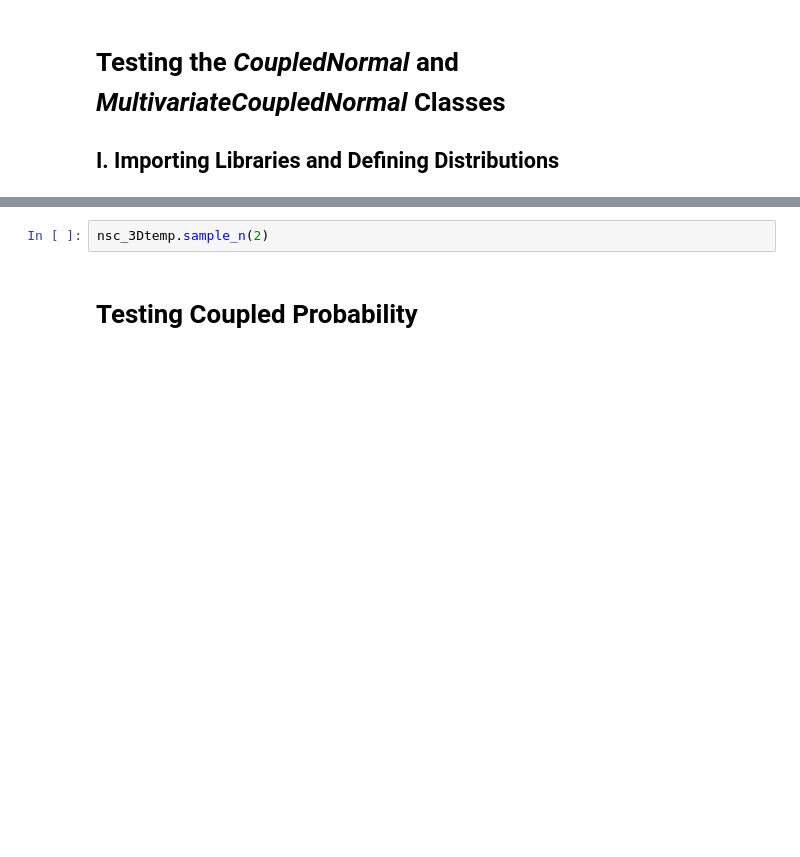
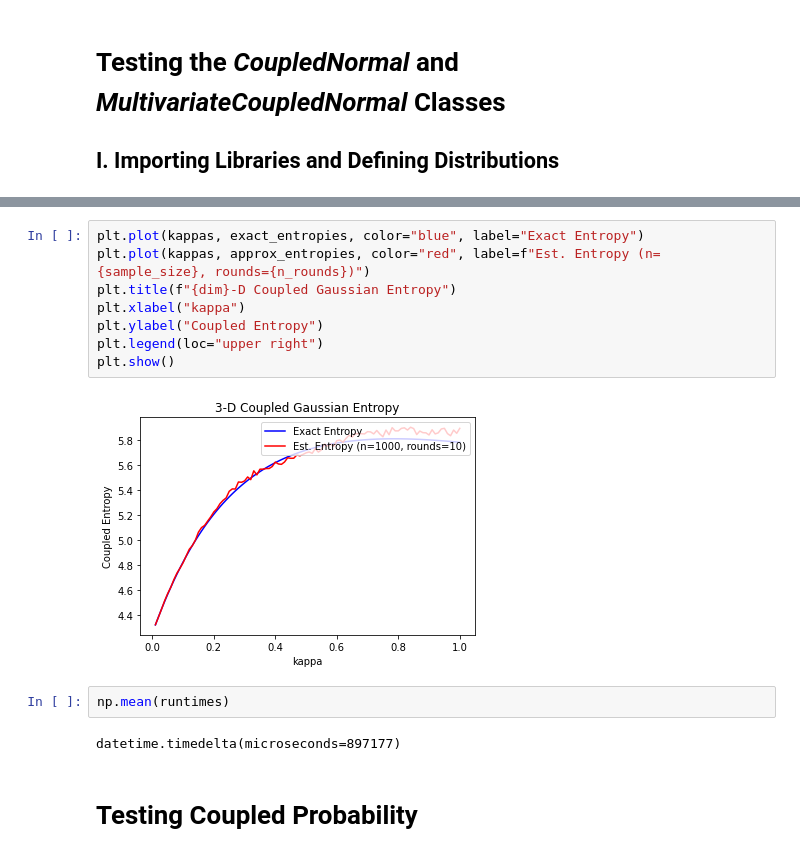
Before and after one commit to Photrek/Nonlinear-Statistical-Coupling, a Jupyter notebook: workspace/john/Coupled Entropy Functions Testing.ipynb, the cells around one changed output, grey strips where cells are left out. Cells and saved outputs as stored; diff of their text form; blank space fills up the shorter version.

Commit message:
Added testing of coupled entropy and updated the coupled entropy functions.

```diff
--- a/workspace/john/Coupled Entropy Functions Testing.ipynb
+++ b/workspace/john/Coupled Entropy Functions Testing.ipynb
@@ -130,5 +138,17 @@ ValueError: cannot reshape array of size 1 into shape (1,3)
-# %%
-nsc_3Dtemp.sample_n(2)
+# %%
+plt.plot(kappas, exact_entropies, color="blue", label="Exact Entropy")
+plt.plot(kappas, approx_entropies, color="red", label=f"Est. Entropy (n={sample_size}, rounds={n_rounds})")
+plt.title(f"{dim}-D Coupled Gaussian Entropy")
+plt.xlabel("kappa")
+plt.ylabel("Coupled Entropy")
+plt.legend(loc="upper right")
+plt.show()
+# %% [output]
+[figure, added]
+# %%
+np.mean(runtimes)
+# %% [output]
+datetime.timedelta(microseconds=897177)
 # %% [markdown]
 # Testing Coupled Probability
 # %%
```
Also changed, not shown: parts of 5 cells of this notebook, 1 other file.
